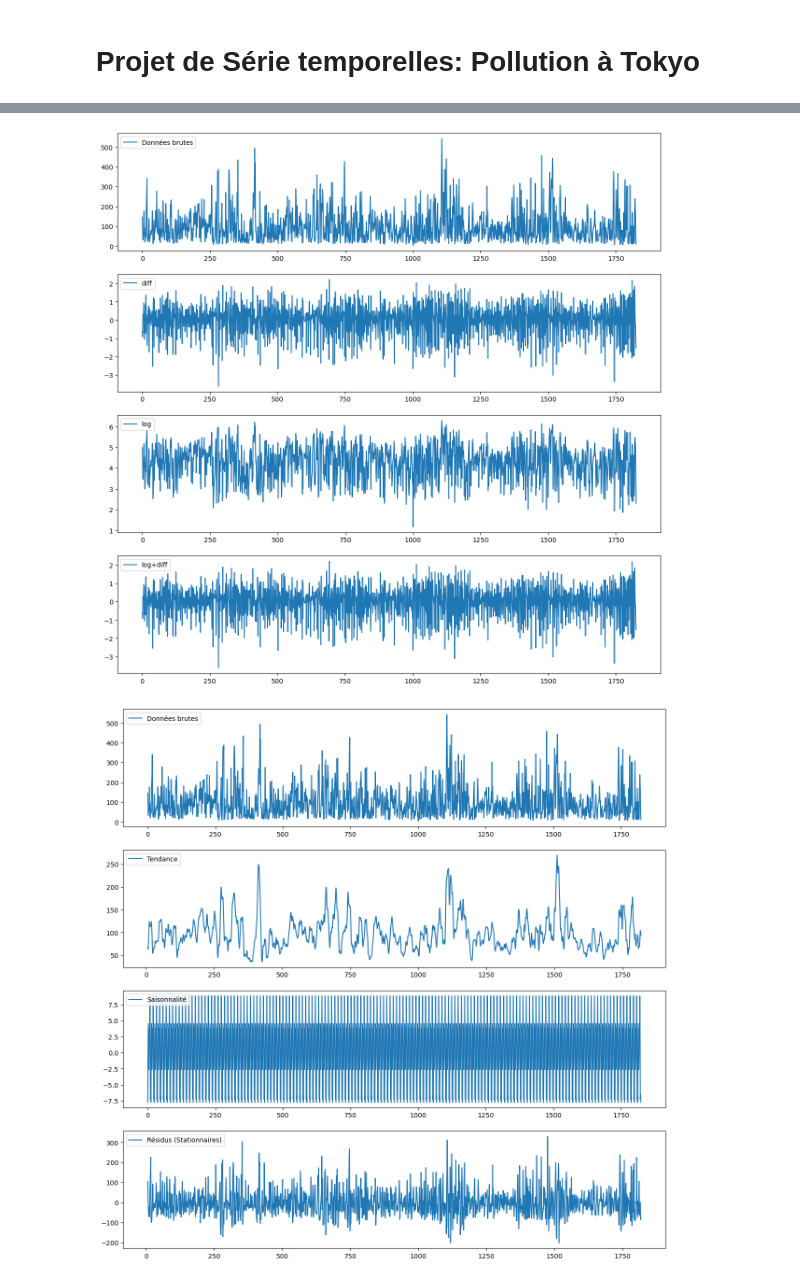
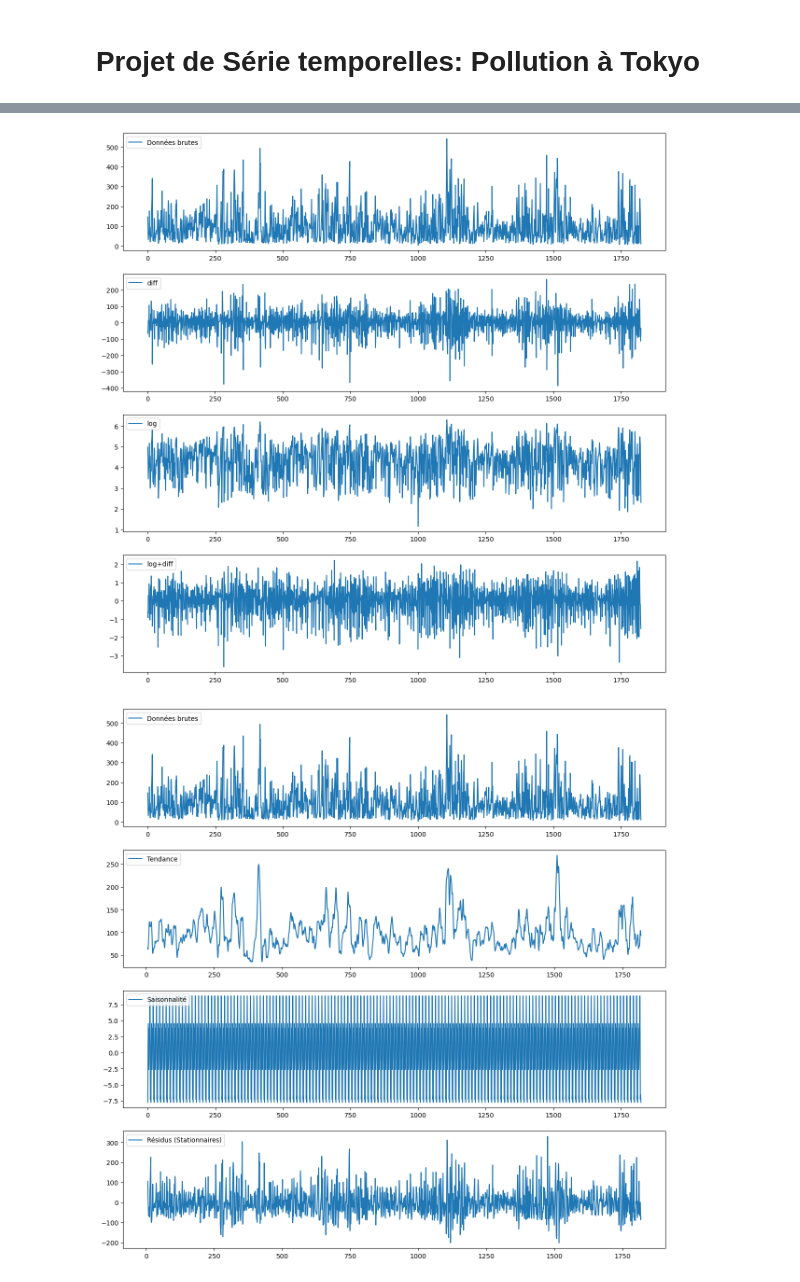
Before and after one commit to vladimir269/Series-temporelles, a Jupyter notebook: Séries temporelles traitement.ipynb, the cells around one changed output, grey strips where cells are left out. Cells and saved outputs as stored; diff of their text form; code cells hidden in the pictures.

```diff
--- a/Séries temporelles traitement.ipynb
+++ b/Séries temporelles traitement.ipynb
@@ -26,24 +26,24 @@ poll=data['pollution_today']
 # %%
 plt.figure(figsize=(15, 15))
 
 plt.subplot(411)
 plt.plot(poll, label='Données brutes')
 plt.legend(loc='upper left')
 
 plt.subplot(412)
-plt.plot(data_log.diff().dropna(), label='diff')
+plt.plot(poll.diff().dropna(), label='diff')
 plt.legend(loc='upper left')
 
 plt.subplot(413)
 plt.plot(np.log(poll), label='log')
 plt.legend(loc='upper left')
 
 plt.subplot(414)
-plt.plot(data_log.diff().dropna(), label='log+diff')
+plt.plot(np.log(poll).diff().dropna(), label='log+diff')
 plt.legend(loc='upper left')
 plt.show()
 # %% [output]
-[figure, old version]
+[figure, new version]
 # %%
 decompose_result = seasonal_decompose(poll, model='additive', period=12)
 tendance = decompose_result.trend
```
